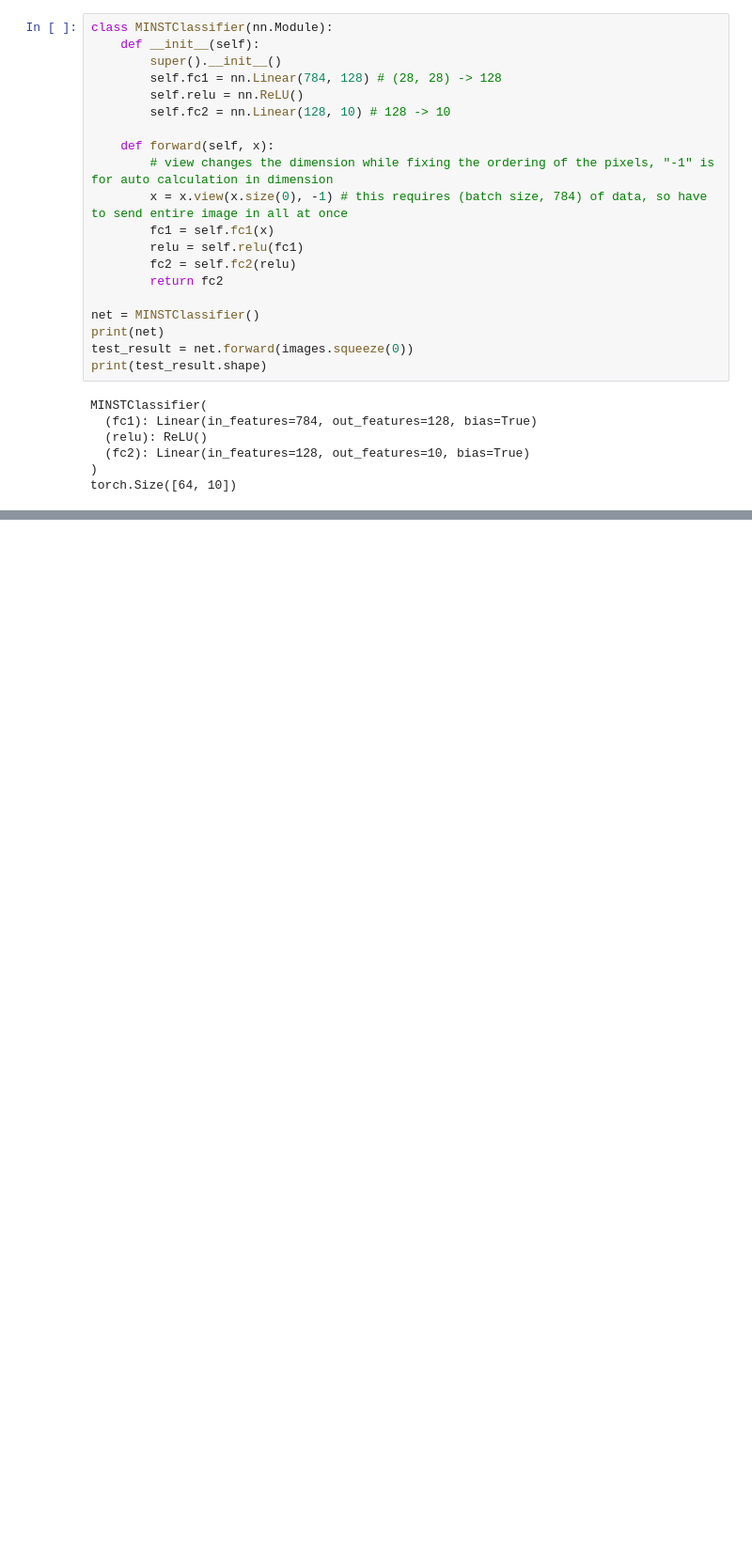
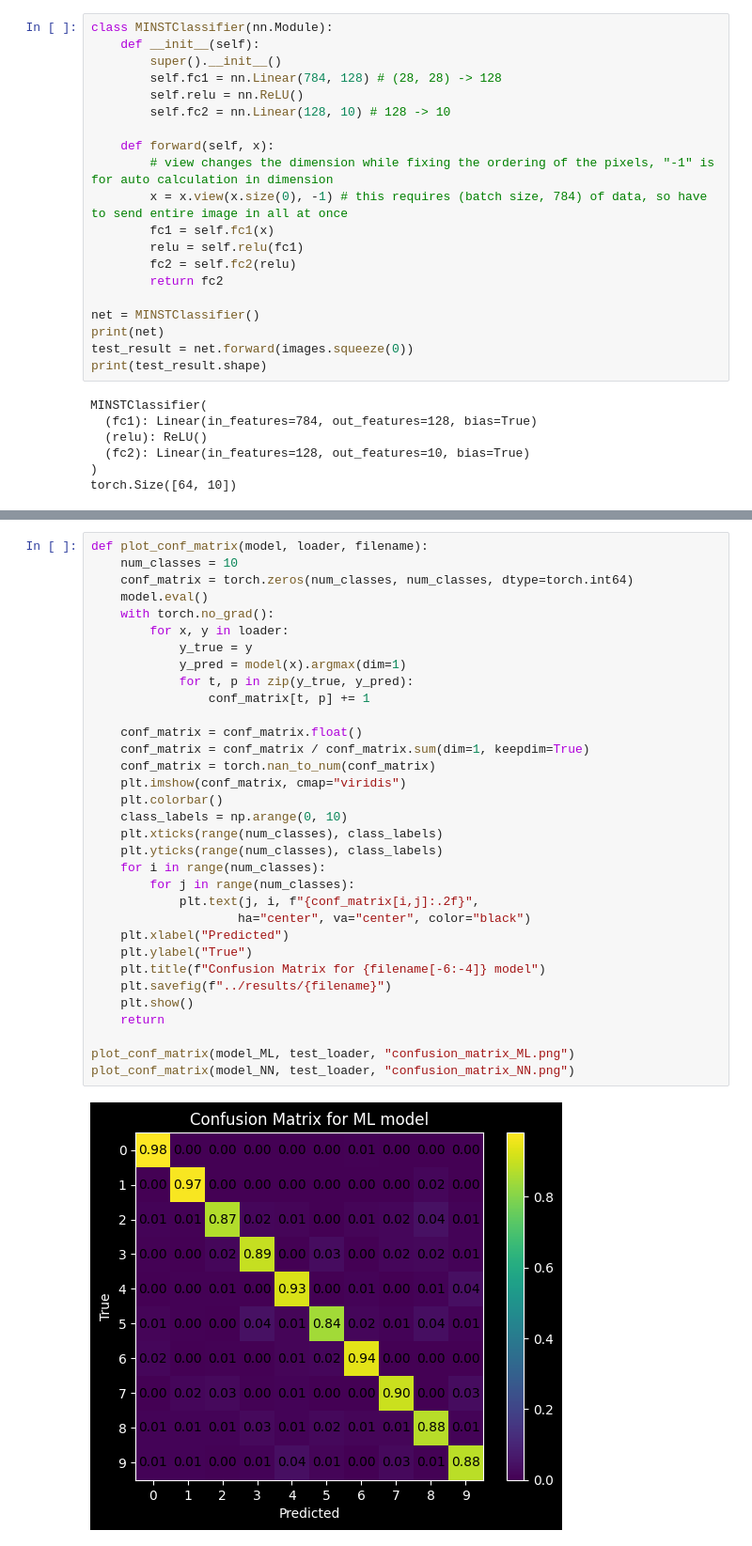
Before and after one commit to Ryan0522/MNIST_PyTorch, a Jupyter notebook: notebooks/MNIST.ipynb, the cells around one changed output, grey strips where cells are left out. Shown at 94% size. Drawn from its saved outputs; the diff is of its cells as text; blank space fills up the shorter version.

```diff
--- a/notebooks/MNIST.ipynb
+++ b/notebooks/MNIST.ipynb
@@ -78,0 +227,35 @@ torch.Size([64, 10])
+# %%
+def plot_conf_matrix(model, loader, filename):
+    num_classes = 10
+    conf_matrix = torch.zeros(num_classes, num_classes, dtype=torch.int64)
+    model.eval()
+    with torch.no_grad():
+        for x, y in loader:
+            y_true = y
+            y_pred = model(x).argmax(dim=1)
+            for t, p in zip(y_true, y_pred):
+                conf_matrix[t, p] += 1
+
+    conf_matrix = conf_matrix.float()
+    conf_matrix = conf_matrix / conf_matrix.sum(dim=1, keepdim=True)
+    conf_matrix = torch.nan_to_num(conf_matrix)
+    plt.imshow(conf_matrix, cmap="viridis")
+    plt.colorbar()
+    class_labels = np.arange(0, 10)
+    plt.xticks(range(num_classes), class_labels)
+    plt.yticks(range(num_classes), class_labels)
+    for i in range(num_classes):
+        for j in range(num_classes):
+            plt.text(j, i, f"{conf_matrix[i,j]:.2f}",
+                    ha="center", va="center", color="black")
+    plt.xlabel("Predicted")
+    plt.ylabel("True")
+    plt.title(f"Confusion Matrix for {filename[-6:-4]} model")
+    plt.savefig(f"../results/{filename}")
+    plt.show()
+    return
+
+plot_conf_matrix(model_ML, test_loader, "confusion_matrix_ML.png")
+plot_conf_matrix(model_NN, test_loader, "confusion_matrix_NN.png")
+# %% [output]
+[figure, added]
```
Also changed, not shown: parts of 10 cells of this notebook, 4 other files.
